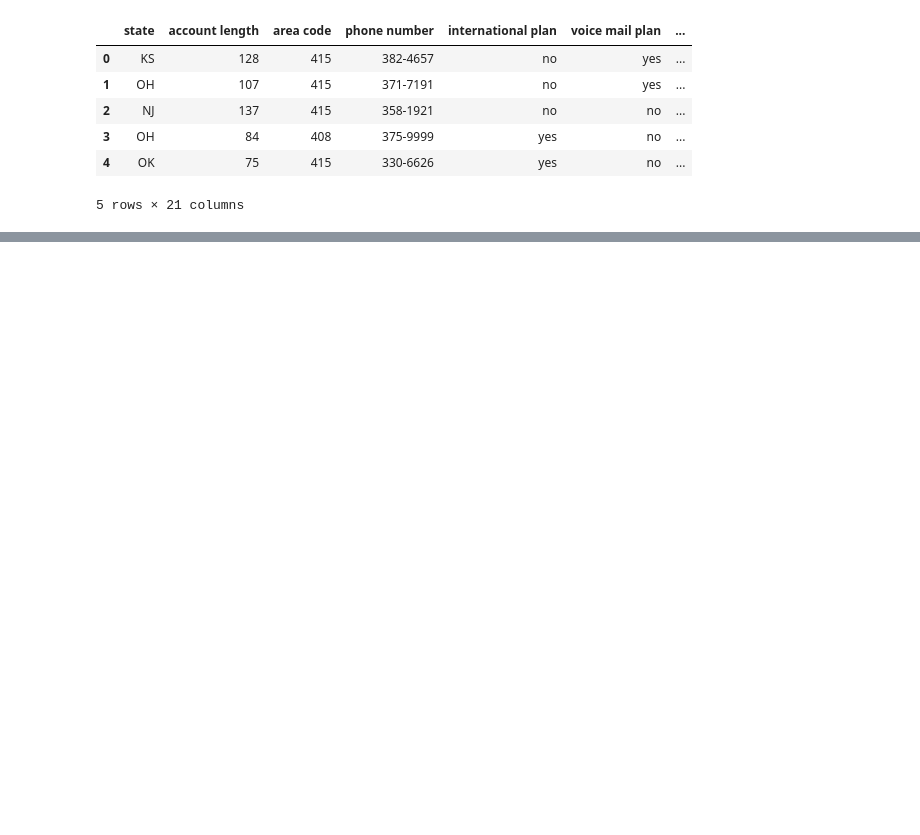
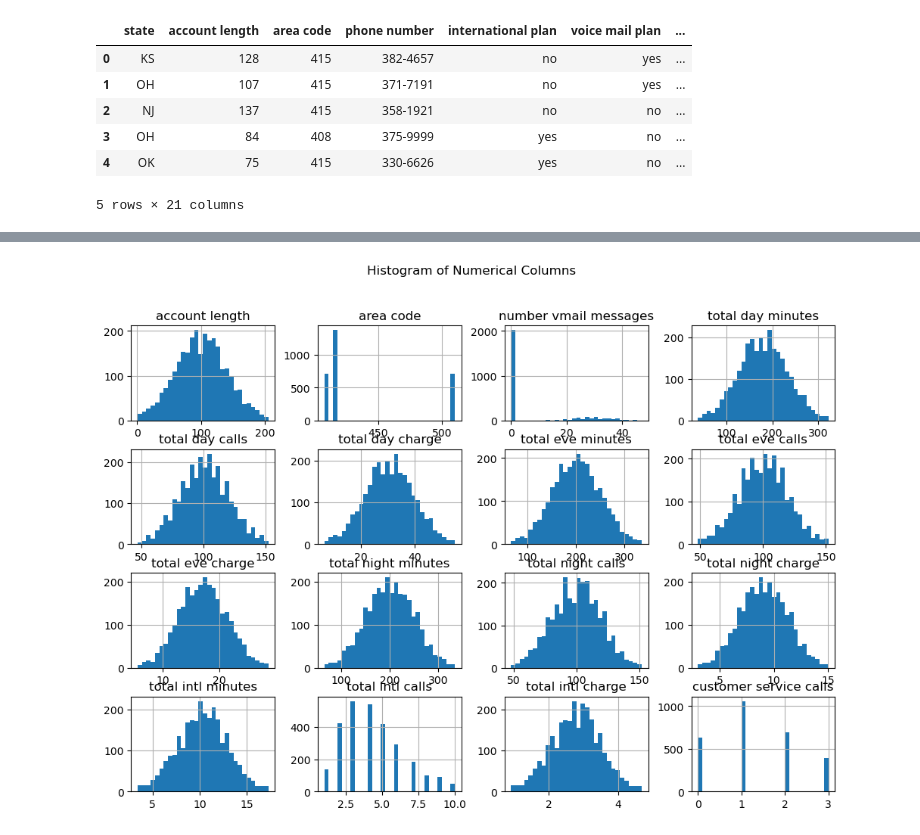
Before and after one commit to Thazes/Phase3Project, a Jupyter notebook: Phase3.ipynb, the cells around one changed output, grey strips where cells are left out. Saved outputs shown, nothing was run; the diff lists cells and outputs as text; code cells hidden in the pictures; blank space fills up the shorter version.

```diff
--- a/Phase3.ipynb
+++ b/Phase3.ipynb
@@ -22,0 +222,6 @@ df.head()
+# %%
+df_cleaned.hist(figsize=(12, 8), bins=30)
+plt.suptitle("Histogram of Numerical Columns")
+plt.show()
+# %% [output]
+[figure, added]
```
Also changed, not shown: parts of 21 cells of this notebook.
